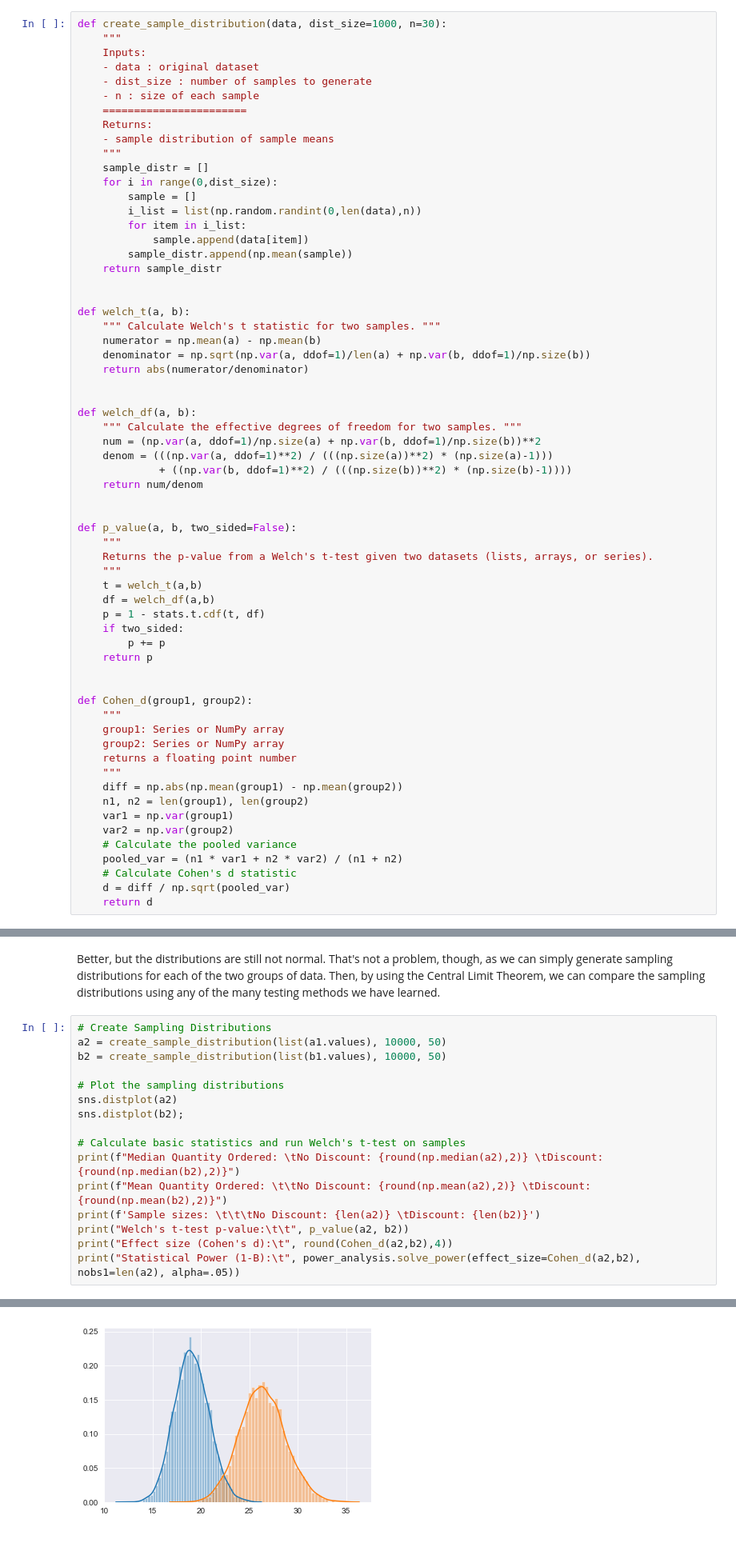
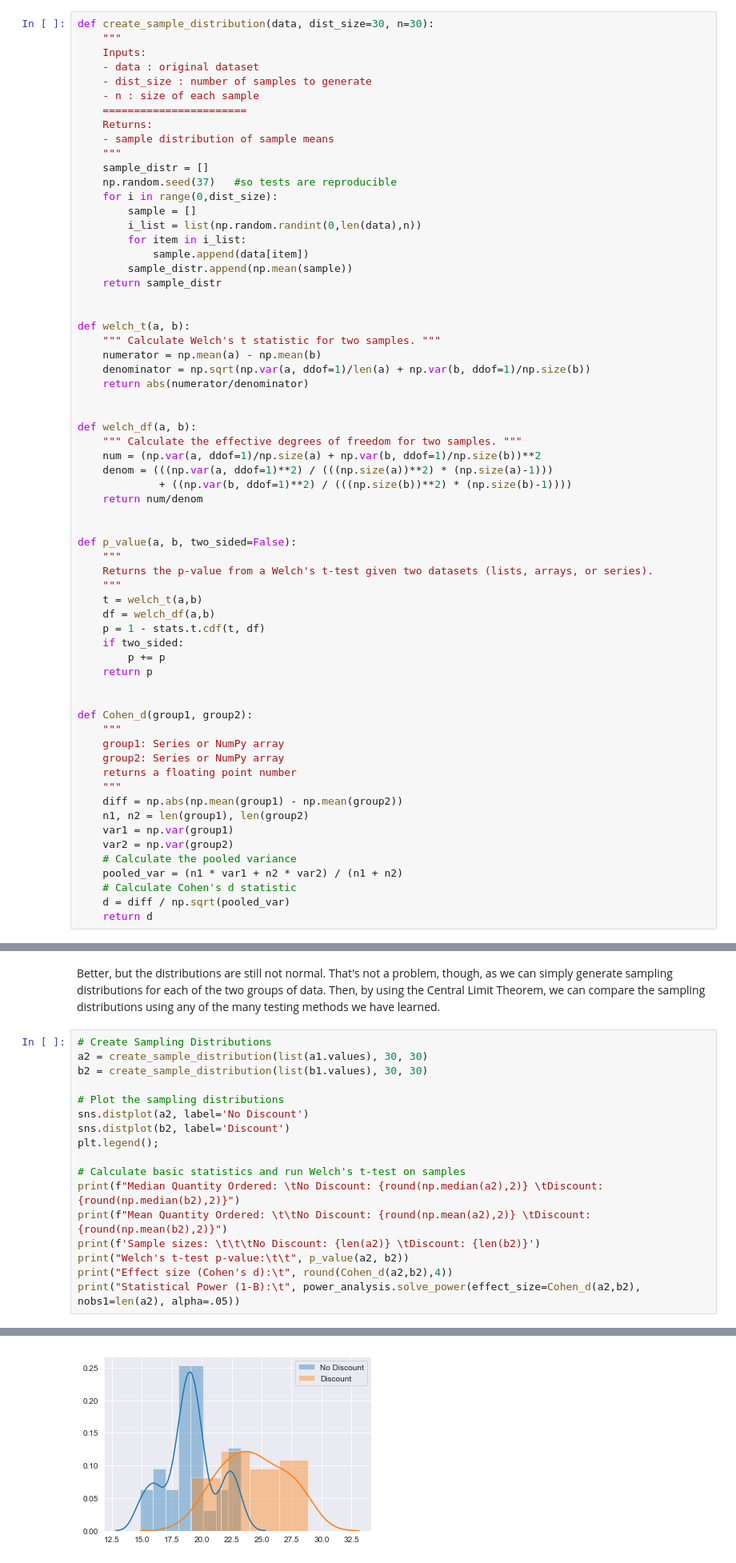
Before and after one commit to magnawhale/dsc-mod-3-project-online-ds-ft-051319, a Jupyter notebook: question_01.ipynb, the cells around one changed output, grey strips where cells are left out. Shown at 80% size. Cells and saved outputs as stored; diff of their text form.

```diff
--- a/question_01.ipynb
+++ b/question_01.ipynb
@@ -78,7 +78,7 @@ orderdetail_df
 
 First, we need to define the functions we'll need to create sampling distributions and run a Welch's t-test.
 # %%
-def create_sample_distribution(data, dist_size=1000, n=30):
+def create_sample_distribution(data, dist_size=30, n=30):
     """
     Inputs:
     - data : original dataset
@@ -89,6 +89,7 @@ def create_sample_distribution(data, dist_size=1000, n=30):
     - sample distribution of sample means
     """
     sample_distr = []
+    np.random.seed(37)   #so tests are reproducible
     for i in range(0,dist_size):
         sample = []
         i_list = list(np.random.randint(0,len(data),n))
@@ -188,12 +191,13 @@ sns.distplot(b1);
 Better, but the distributions are still not normal. That's not a problem, though, as we can simply generate sampling distributions for each of the two groups of data. Then, by using the Central Limit Theorem, we can compare the sampling distributions using any of the many testing methods we have learned.
 # %%
 # Create Sampling Distributions
-a2 = create_sample_distribution(list(a1.values), 10000, 50)
-b2 = create_sample_distribution(list(b1.values), 10000, 50)
+a2 = create_sample_distribution(list(a1.values), 30, 30)
+b2 = create_sample_distribution(list(b1.values), 30, 30)
 
 # Plot the sampling distributions
-sns.distplot(a2)
-sns.distplot(b2);
+sns.distplot(a2, label='No Discount')
+sns.distplot(b2, label='Discount')
+plt.legend();
 
 # Calculate basic statistics and run Welch's t-test on samples
 print(f"Median Quantity Ordered: \tNo Discount: {round(np.median(a2),2)} \tDiscount: {round(np.median(b2),2)}")
@@ -211,5 +215,5 @@ Effect size (Cohen's d):         3.5275
 Statistical Power (1-B):         1.0
-[figure, old version]
+[figure, new version]
 # %% [markdown]
 ### Analysis
 
```
Also changed, not shown: parts of 7 cells of this notebook, 4 other files.
